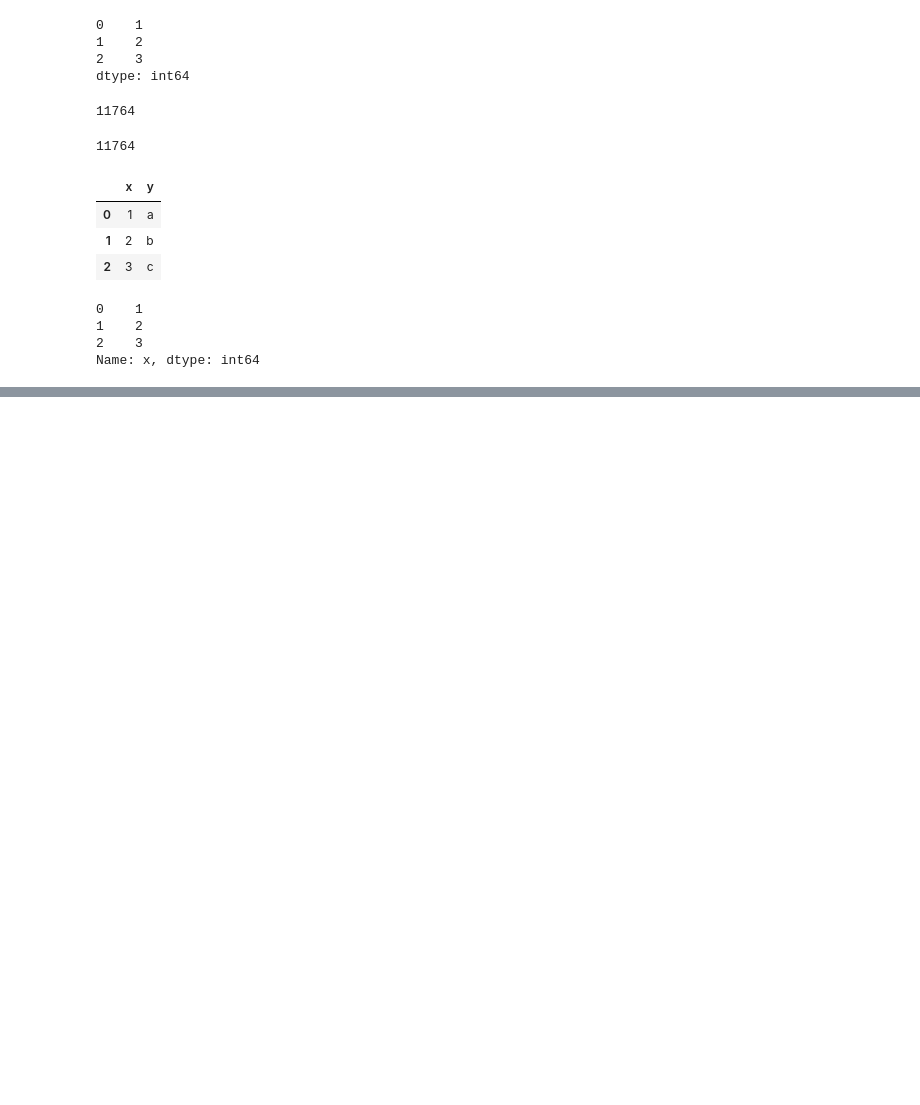
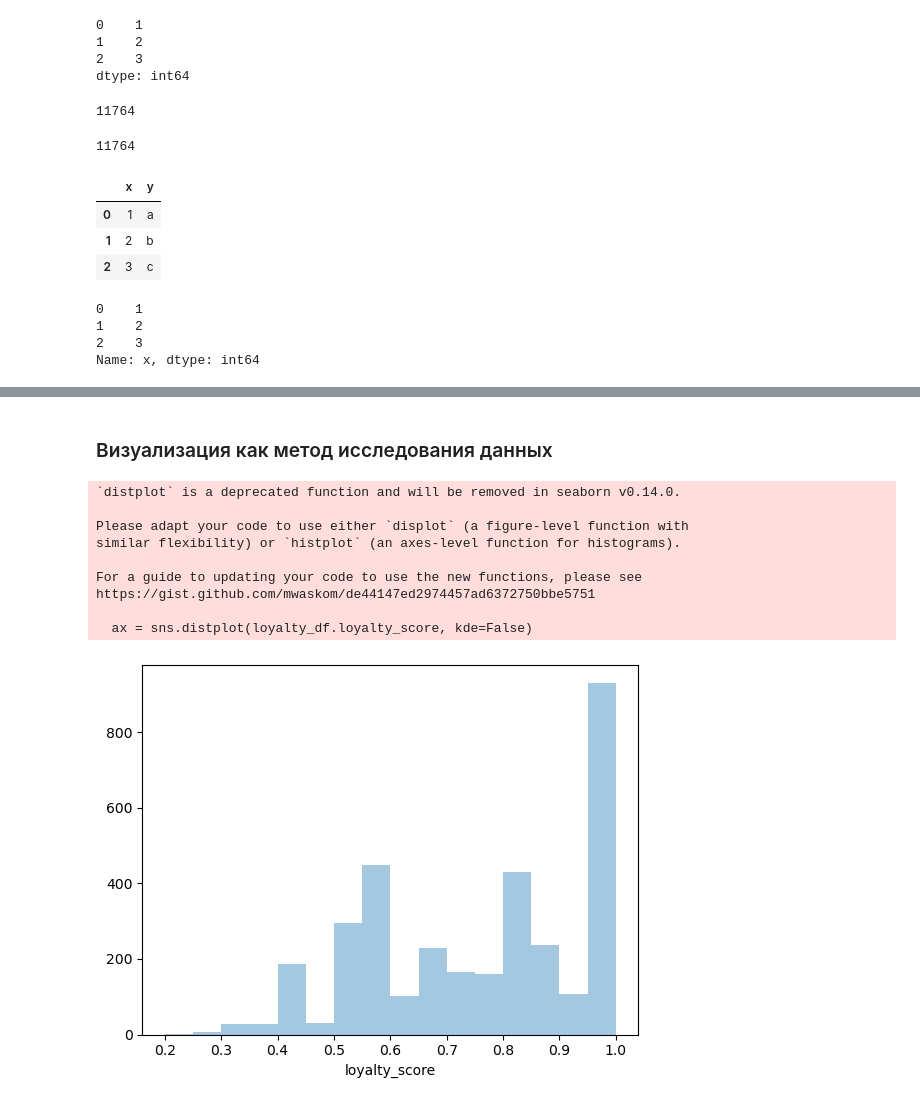
Before and after one commit to bugab0o/DA_trial_stepik_Karpov, a Jupyter notebook: draft_lectures.ipynb, the cells around one changed output, grey strips where cells are left out. Drawn from its saved outputs; the diff is of its cells as text; code cells hidden in the pictures; blank space fills up the shorter version.

```diff
--- a/draft_lectures.ipynb
+++ b/draft_lectures.ipynb
@@ -442,0 +451,13 @@ Name: x, dtype: int64
+# %%
+# Для всех пользователей посчитали число уникальных брендов
+users_unique_brands = user_df.groupby('user_id', as_index=False) \
+        .agg({'brand_name': pd.Series.nunique}) \
+        .rename(columns={'brand_name': 'unique_brands'})
+# %%
+# Для каждого пользователя посчитали, сколько покупок приходится на его любимый бренд
+lovely_brand_purchases_df = user_df.groupby(['user_id', 'brand_name'], as_index=False) \
+                                 .agg({'brand_info': 'count'}) \
+                                 .sort_values(['user_id', 'brand_info'], ascending=[False, False]) \
+                                 .groupby('user_id') \
+                                 .head(1) \
+                                 .rename(columns={'brand_name': 'lovely_brand', 'brand_info': 'lovely_brand_purchases'})
@@ -442,0 +505,4 @@ Name: x, dtype: int64
+# %%
+loyalty_df = users_purchases \
+    .merge(users_unique_brands, on='user_id') \
+    .merge(lovely_brand_purchases_df, on = 'user_id')
@@ -442,0 +529,3 @@ Name: x, dtype: int64
+# %%
+# Метрика "лояльность пользователей"
+loyalty_df['loyalty_score'] = loyalty_df.lovely_brand_purchases / loyalty_df.purchases
@@ -442,0 +541,2 @@ Name: x, dtype: int64
+# %% [markdown]
+### Визуализация как метод исследования данных
@@ -442,0 +548,13 @@ Name: x, dtype: int64
+# %%
+ax = sns.distplot(loyalty_df.loyalty_score, kde=False)
+# %% [output]
+`distplot` is a deprecated function and will be removed in seaborn v0.14.0.
+
+Please adapt your code to use either `displot` (a figure-level function with
+similar flexibility) or `histplot` (an axes-level function for histograms).
+
+For a guide to updating your code to use the new functions, please see
+https://gist.github.com/mwaskom/de44147ed2974457ad6372750bbe5751
+
+  ax = sns.distplot(loyalty_df.loyalty_score, kde=False)
+[figure, added]
```
Also changed, not shown: parts of 15 cells of this notebook, 2 other files.
